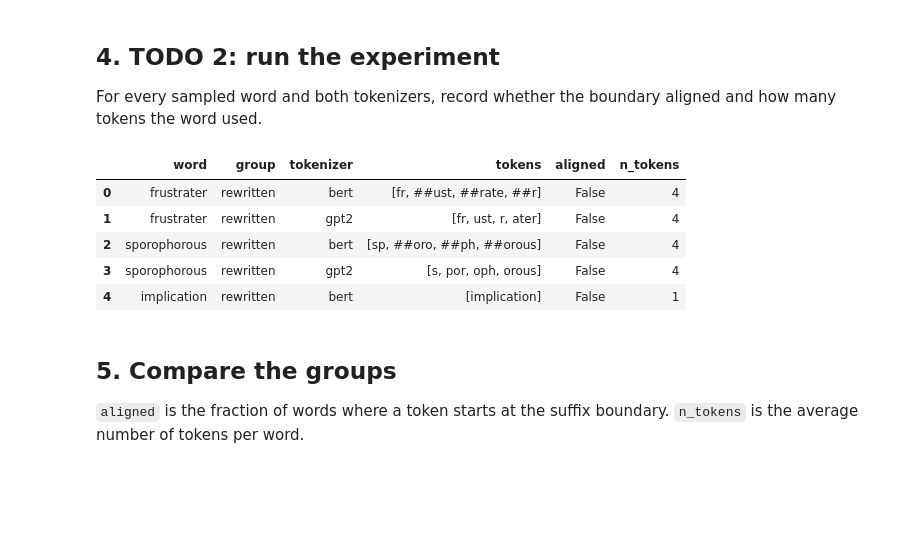
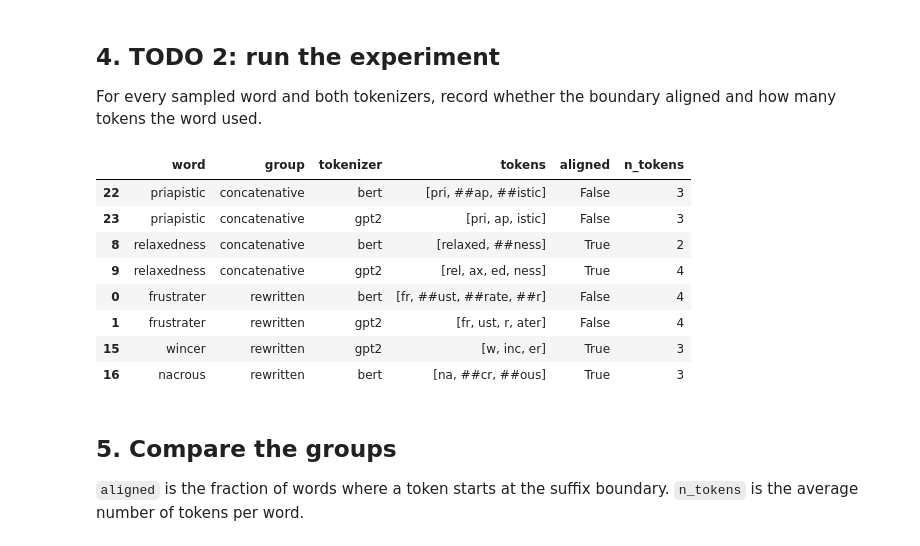
Before and after one commit to Sandhi-Probe/core-member-onboarding, a Jupyter notebook: submissions/jeojdi1/analysis.ipynb, the cells around one changed output. Drawn from its saved outputs; the diff is of its cells as text; code cells hidden in the pictures; blank space fills up the shorter version.

Commit message:
Show aligned and missed examples in results preview

```diff
--- a/submissions/jeojdi1/analysis.ipynb
+++ b/submissions/jeojdi1/analysis.ipynb
@@ -104,26 +104,30 @@ For every sampled word and both tokenizers, record whether the boundary aligned
 # %%
 rows = []
 for _, row in sample.iterrows():
     for name, tok in tokenizers.items():
         out = tokenize_with_offsets(tok, row["target"])
         rows.append({
             "word": row["target"],
             "group": row["group"],
             "tokenizer": name,
             "tokens": out["tokens"],
             "aligned": boundary_aligned(out["offsets"], row["suffix_boundary"]),
             "n_tokens": len(out["tokens"]),
         })
 
 results = pd.DataFrame(rows)
-results.head()
+# Show 2 examples of each case: aligned and not aligned, in both groups
+results.groupby(["group", "aligned"]).head(2).sort_values(["group", "aligned"])
 # %% [output]
 |  | word | group | tokenizer | tokens | aligned | n_tokens |
+| 22 | priapistic | concatenative | bert | [pri, ##ap, ##istic] | False | 3 |
+| 23 | priapistic | concatenative | gpt2 | [pri, ap, istic] | False | 3 |
+| 8 | relaxedness | concatenative | bert | [relaxed, ##ness] | True | 2 |
+| 9 | relaxedness | concatenative | gpt2 | [rel, ax, ed, ness] | True | 4 |
 | 0 | frustrater | rewritten | bert | [fr, ##ust, ##rate, ##r] | False | 4 |
 | 1 | frustrater | rewritten | gpt2 | [fr, ust, r, ater] | False | 4 |
-| 2 | sporophorous | rewritten | bert | [sp, ##oro, ##ph, ##orous] | False | 4 |
-| 3 | sporophorous | rewritten | gpt2 | [s, por, oph, orous] | False | 4 |
-| 4 | implication | rewritten | bert | [implication] | False | 1 |
+| 15 | wincer | rewritten | gpt2 | [w, inc, er] | True | 3 |
+| 16 | nacrous | rewritten | bert | [na, ##cr, ##ous] | True | 3 |
 # %% [markdown]
 ## 5. Compare the groups
 
```
